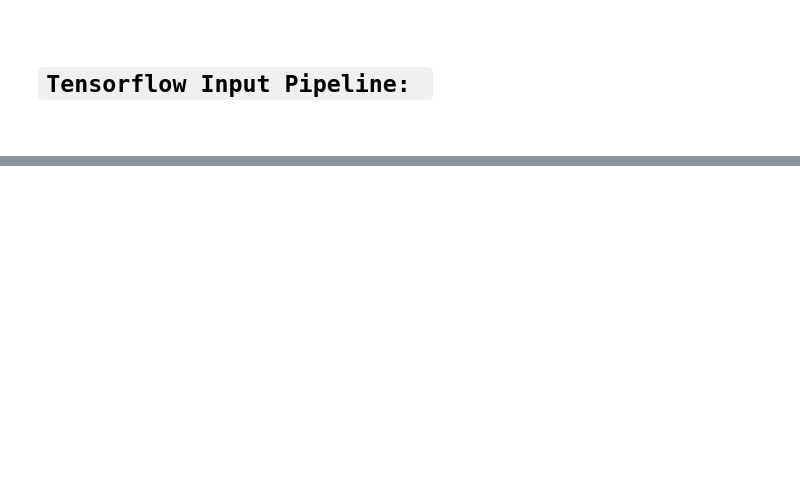
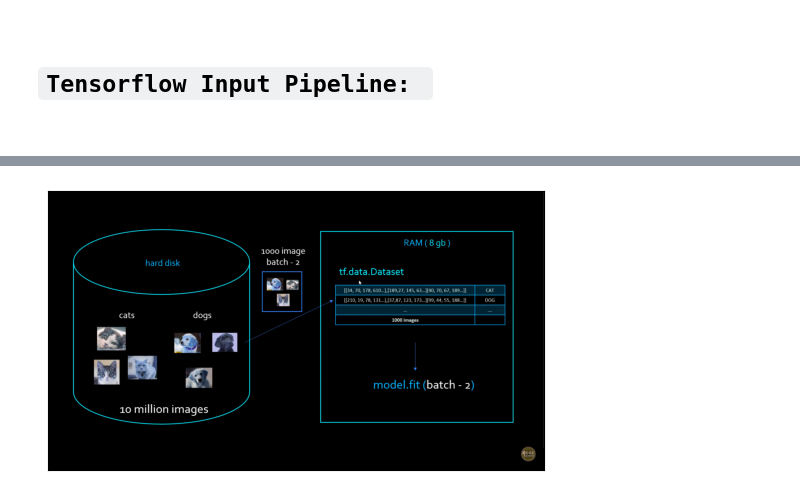
Before and after one commit to yasin-arafat-05/FaceNet, a Jupyter notebook: 01_basic/tensorflow_input_pipeline.ipynb, the cells around one changed output, grey strips where cells are left out. Saved outputs shown, nothing was run; the diff lists cells and outputs as text; code cells hidden in the pictures; blank space fills up the shorter version.

```diff
--- a/01_basic/tensorflow_input_pipeline.ipynb
+++ b/01_basic/tensorflow_input_pipeline.ipynb
@@ -26,0 +30,4 @@ showImg("../note_image/pic30.png")
+# %%
+showImg("../note_image/pic26.png")
+# %% [output]
+[figure, added]
```
Also changed, not shown: parts of 9 cells of this notebook.
